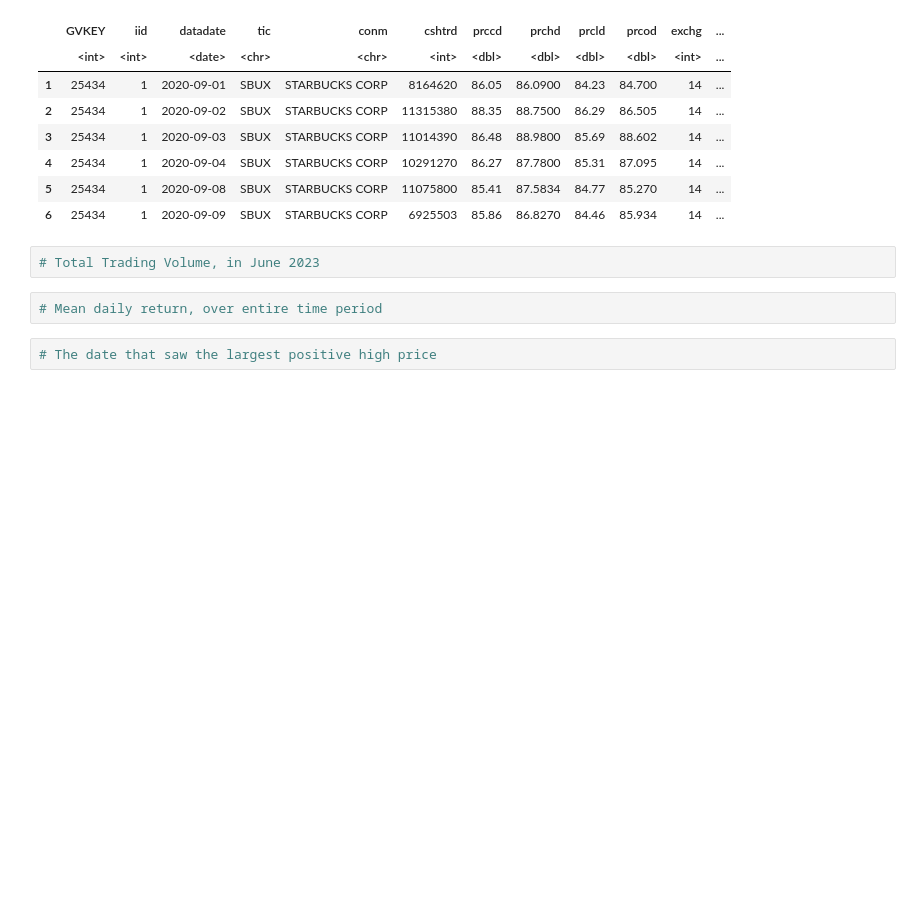
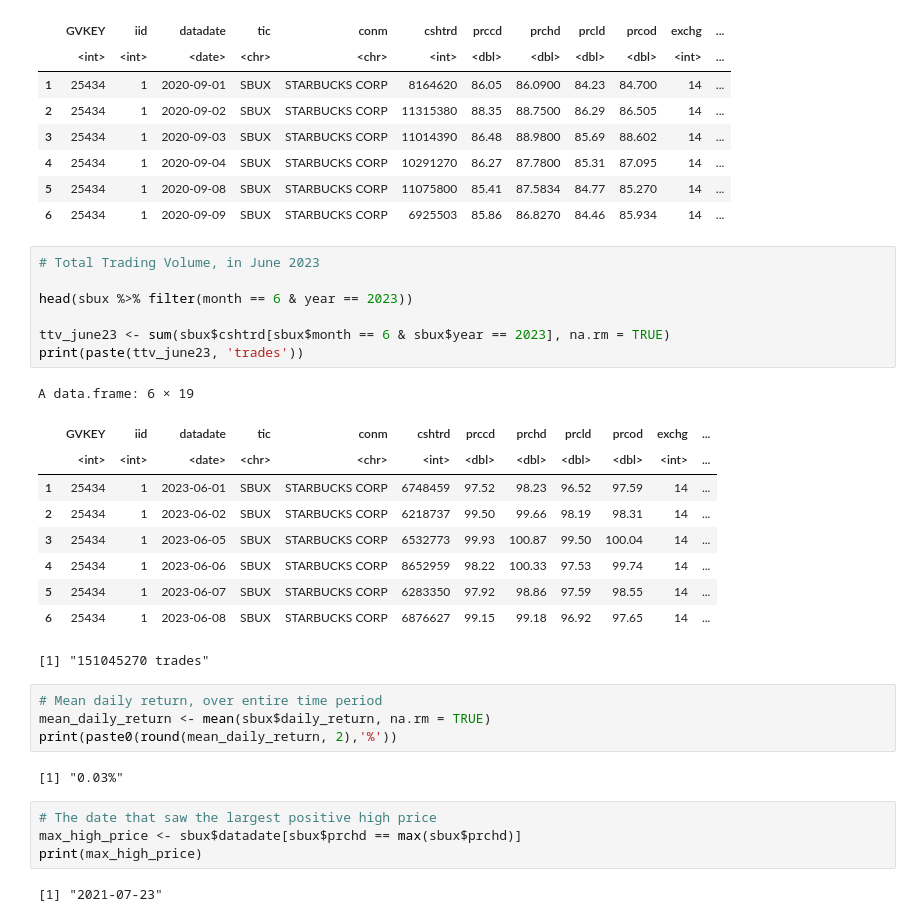
Before and after one commit to hivan04/R-in-Finance-Personal, a Jupyter notebook: Assignment 1/part_a.ipynb, the cells around one changed output. Cells and saved outputs as stored; diff of their text form; blank space fills up the shorter version.

```diff
--- a/Assignment 1/part_a.ipynb
+++ b/Assignment 1/part_a.ipynb
@@ -115,9 +108,33 @@ A data.frame: 6 × 19
 | 6 | 25434 | 1 | 2020-09-09 | SBUX | STARBUCKS CORP | 6925503 | 85.86 | 86.8270 | 84.46 | 85.934 | 14 | ... |
 # %%
 # Total Trading Volume, in June 2023
+
+head(sbux %>% filter(month == 6 & year == 2023))
+
+ttv_june23 <- sum(sbux$cshtrd[sbux$month == 6 & sbux$year == 2023], na.rm = TRUE)
+print(paste(ttv_june23, 'trades'))
+# %% [output]
+A data.frame: 6 × 19
+|  | GVKEY | iid | datadate | tic | conm | cshtrd | prccd | prchd | prcld | prcod | exchg | ... |
+|  | <int> | <int> | <date> | <chr> | <chr> | <int> | <dbl> | <dbl> | <dbl> | <dbl> | <int> | ... |
+| 1 | 25434 | 1 | 2023-06-01 | SBUX | STARBUCKS CORP | 6748459 | 97.52 | 98.23 | 96.52 | 97.59 | 14 | ... |
+| 2 | 25434 | 1 | 2023-06-02 | SBUX | STARBUCKS CORP | 6218737 | 99.50 | 99.66 | 98.19 | 98.31 | 14 | ... |
+| 3 | 25434 | 1 | 2023-06-05 | SBUX | STARBUCKS CORP | 6532773 | 99.93 | 100.87 | 99.50 | 100.04 | 14 | ... |
+| 4 | 25434 | 1 | 2023-06-06 | SBUX | STARBUCKS CORP | 8652959 | 98.22 | 100.33 | 97.53 | 99.74 | 14 | ... |
+| 5 | 25434 | 1 | 2023-06-07 | SBUX | STARBUCKS CORP | 6283350 | 97.92 | 98.86 | 97.59 | 98.55 | 14 | ... |
+| 6 | 25434 | 1 | 2023-06-08 | SBUX | STARBUCKS CORP | 6876627 | 99.15 | 99.18 | 96.92 | 97.65 | 14 | ... |
+[1] "151045270 trades"
 # %%
 # Mean daily return, over entire time period
+mean_daily_return <- mean(sbux$daily_return, na.rm = TRUE)
+print(paste0(round(mean_daily_return, 2),'%'))
+# %% [output]
+[1] "0.03%"
 # %%
 # The date that saw the largest positive high price
+max_high_price <- sbux$datadate[sbux$prchd == max(sbux$prchd)]
+print(max_high_price)
+# %% [output]
+[1] "2021-07-23"
 # %%
 # The date that saw the largest positive daily return
```
Also changed, not shown: parts of 4 cells of this notebook.
